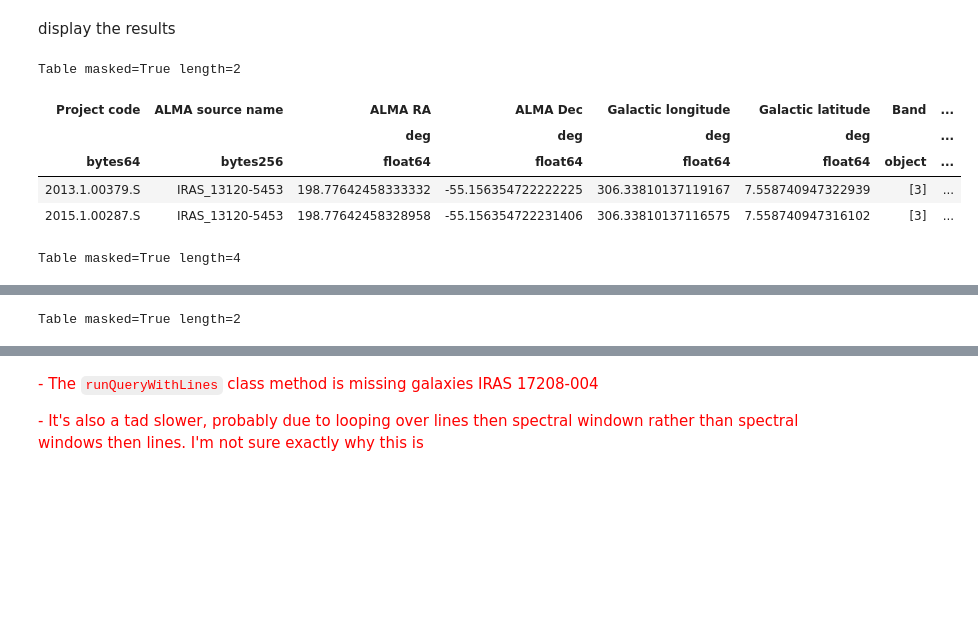
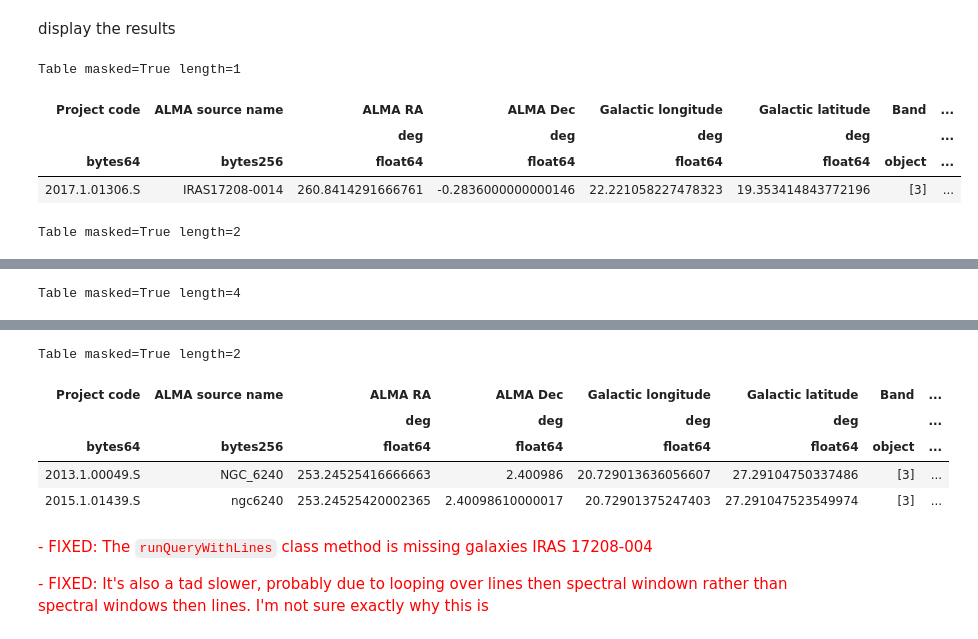
Before and after one commit to sj-wilkinson/ALMAxmatch, a Jupyter notebook: notebooks/HERUS-line-search-example.ipynb, the cells around one changed output, grey strips where cells are left out. Saved outputs shown, nothing was run; the diff lists cells and outputs as text; code cells hidden in the pictures; blank space fills up the shorter version.

```diff
--- a/notebooks/HERUS-line-search.ipynb
+++ b/notebooks/HERUS-line-search-example.ipynb
@@ -354,7 +353,7 @@ reload(ALMAxmatch)
 We initialize the survey, like in any other case, by feeding it our targets.
 # %%
 # search using SkyCoord array
-herusLineQuery = ALMAxmatch.archiveSearch(herusCoords)
+herusLineQuery = archiveSearch(herusCoords)
 # %% [markdown]
 display the target dictionary
 # %%
@@ -385,16 +402,15 @@ herusLineQuery.runQueriesWithLines(restFreqs=rest_frequencies, science=True)
 display the results
 # %%
 for targetname in herusLineQuery.targets.keys():
-    if len(herusLineQuery.queryResults[targetname])>1:
+    if len(herusLineQuery.queryResults[targetname])>=1:
         display(herusLineQuery.queryResults[targetname])
 # %% [output]
-Table masked=True length=2
+Table masked=True length=1
 | Project code | ALMA source name | ALMA RA | ALMA Dec | Galactic longitude | Galactic latitude | Band | ... |
 |  |  | deg | deg | deg | deg |  | ... |
 | bytes64 | bytes256 | float64 | float64 | float64 | float64 | object | ... |
-| 2013.1.00379.S | IRAS_13120-5453 | 198.77642458333332 | -55.156354722222225 | 306.33810137119167 | 7.558740947322939 | [3] | ... |
-| 2015.1.00287.S | IRAS_13120-5453 | 198.77642458328958 | -55.156354722231406 | 306.33810137116575 | 7.558740947316102 | [3] | ... |
+| 2017.1.01306.S | IRAS17208-0014 | 260.8414291666761 | -0.2836000000000146 | 22.221058227478323 | 19.353414843772196 | [3] | ... |
-Table masked=True length=4
+Table masked=True length=2
 | Project code | ALMA source name | ALMA RA | ALMA Dec | Galactic longitude | Galactic latitude | Band | ... |
 |  |  | deg | deg | deg | deg |  | ... |
 | bytes64 | bytes256 | float64 | float64 | float64 | float64 | object | ... |
@@ -405,4 +419,4 @@ Table masked=True length=4
-Table masked=True length=2
+Table masked=True length=4
 | Project code | ALMA source name | ALMA RA | ALMA Dec | Galactic longitude | Galactic latitude | Band | ... |
 |  |  | deg | deg | deg | deg |  | ... |
 | bytes64 | bytes256 | float64 | float64 | float64 | float64 | object | ... |
@@ -411,4 +427,10 @@ Table masked=True length=2
+Table masked=True length=2
+| Project code | ALMA source name | ALMA RA | ALMA Dec | Galactic longitude | Galactic latitude | Band | ... |
+|  |  | deg | deg | deg | deg |  | ... |
+| bytes64 | bytes256 | float64 | float64 | float64 | float64 | object | ... |
+| 2013.1.00049.S | NGC_6240 | 253.24525416666663 | 2.400986 | 20.729013636056607 | 27.29104750337486 | [3] | ... |
+| 2015.1.01439.S | ngc6240 | 253.24525420002365 | 2.40098610000017 | 20.72901375247403 | 27.291047523549974 | [3] | ... |
 # %% [markdown]
-<span style="color:red"> - The `runQueryWithLines` class method is missing galaxies IRAS 17208-004</span>
+<span style="color:red"> - FIXED: The `runQueryWithLines` class method is missing galaxies IRAS 17208-004</span>
 
-<span style="color:red"> - It's also a tad slower, probably due to looping over lines then spectral windown rather than spectral windows then lines. I'm not sure exactly why this is </span>
+<span style="color:red"> - FIXED: It's also a tad slower, probably due to looping over lines then spectral windown rather than spectral windows then lines. I'm not sure exactly why this is </span>
```
Also changed, not shown: parts of 7 cells of this notebook, 1 other file.
